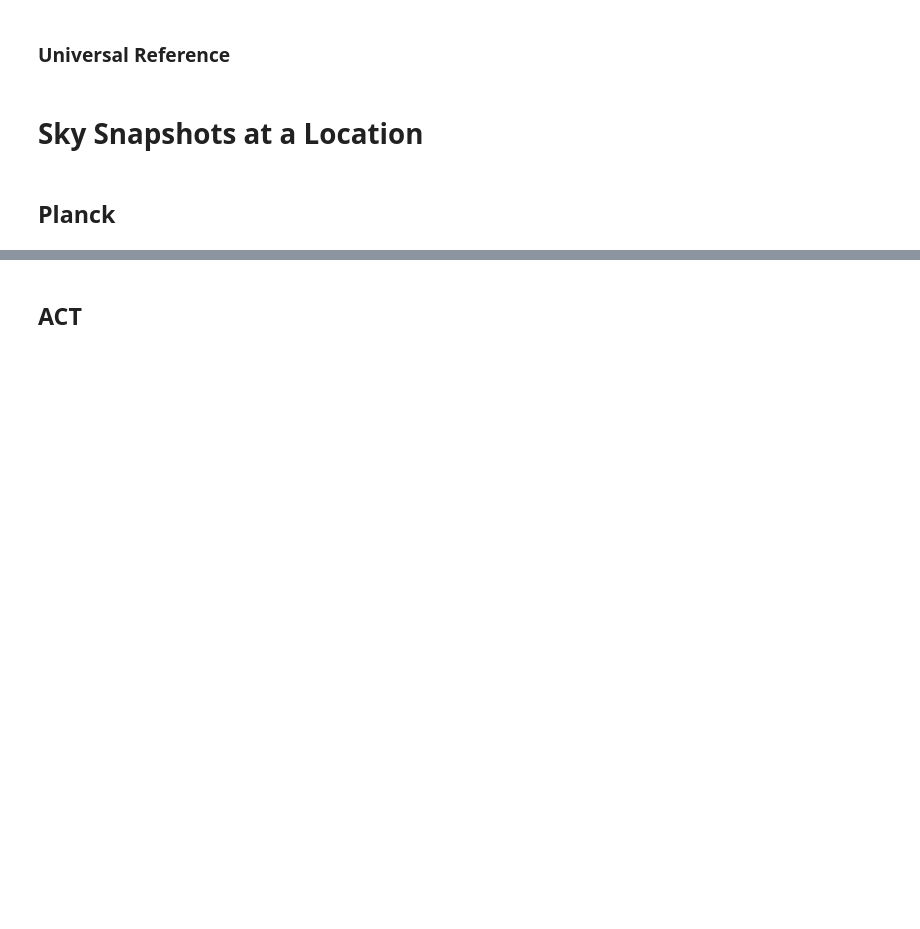
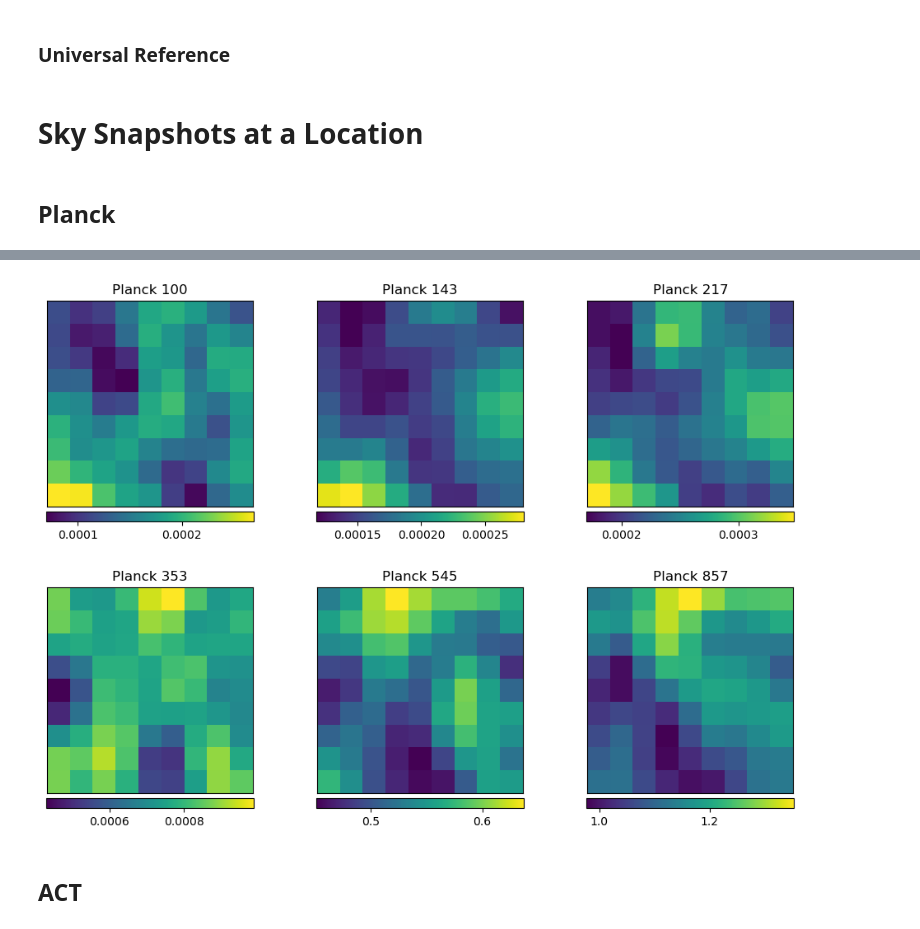
Before and after one commit to dchanda2002/MLCosmo, a Jupyter notebook: plot_signals.ipynb, the cells around one changed output, grey strips where cells are left out. Drawn from its saved outputs; the diff is of its cells as text; code cells hidden in the pictures; blank space fills up the shorter version.

```diff
--- a/plot_signals.ipynb
+++ b/plot_signals.ipynb
@@ -1383,35 +1401,37 @@ map_pix_pl.append(reproject.enmap_from_healpix(pl857, shape = shape, wcs = wcs))
 # ra = c.icrs.ra.deg
 # dec = c.icrs.dec.deg
 
-ra = 146.075072
-dec = 0.960983
+ra = 39.27028
+dec = -38.87891
 
 windowlen = 30
 planck_map_freq = [100, 143, 217, 353, 545, 857]
 
 fig, ax = plt.subplots(2, 3, figsize=(12,8))
 j = 0
 for i in range(len(map_pix_pl)):
     a = i
     stamp = reproject.thumbnails(map_pix_pl[i], coords = np.deg2rad([dec, ra]), r = windowlen*utils.arcmin)
     if i >= 3:
         a -= 3
         j = 1
     f1 = ax[j,a].imshow(stamp[0])
     ax[j,a].get_xaxis().set_visible(False)
     ax[j,a].get_yaxis().set_visible(False)
     ax[j,a].set_title("Planck " + str(planck_map_freq[i]))
     c_bar = plt.colorbar(mappable = f1, ax = ax[j,a], orientation = "horizontal", fraction = 0.047, pad = 0.02)
     c_bar.ax.locator_params(nbins=3)
     scalebar = AnchoredSizeBar(ax[j,a].transData,
                               4.4, "", "center left",
                               pad = 0,
                               sep = 7,
                               color = "white",
                               frameon = False,
                               size_vertical = 0.02)
     fig.subplots_adjust(wspace=0.2, hspace = 0.3)
 plt.show()
+# %% [output]
+[figure, added]
 # %% [markdown]
 ## ACT ##
 # %%
```
Also changed, not shown: parts of 10 cells of this notebook, 2 other files.
